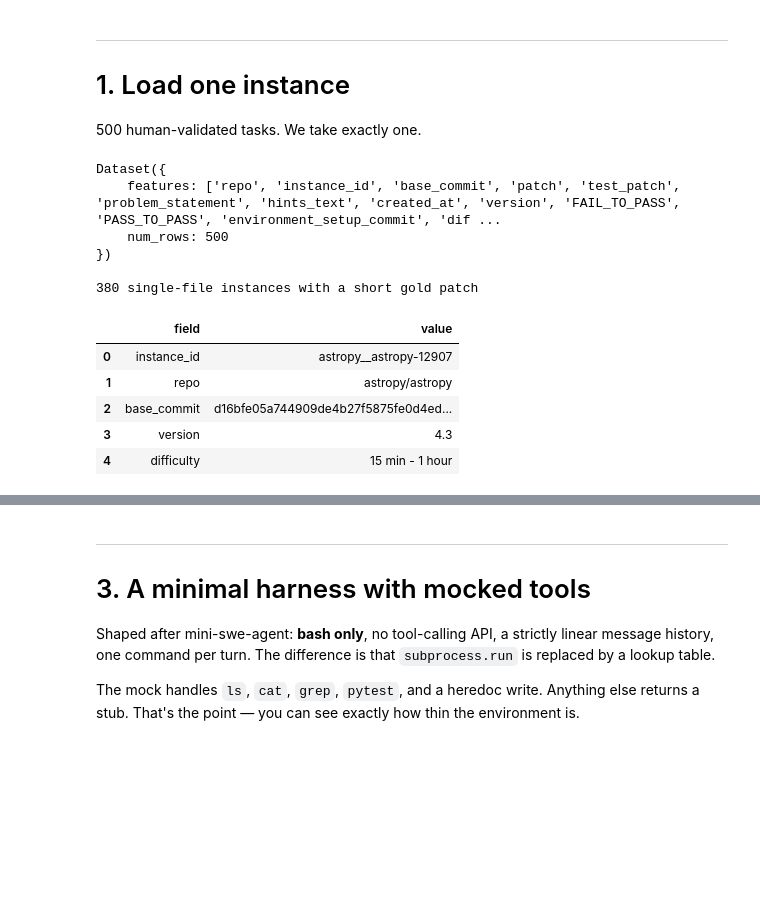
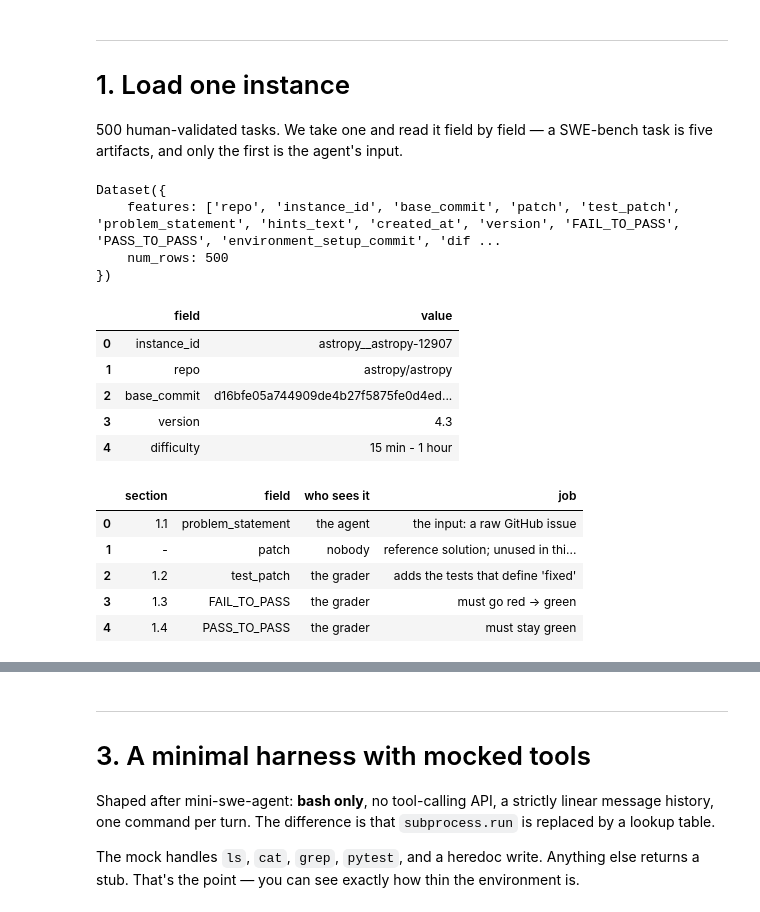
Before and after one commit to abgoswam/swe_in_prod_vizuara_01, a Jupyter notebook: swe_grpo_one_step.ipynb, the cells around one changed output, grey strips where cells are left out. Drawn from its saved outputs; the diff is of its cells as text; code cells hidden in the pictures; blank space fills up the shorter version.

Commit message:
section 1 done

```diff
--- a/swe_grpo_one_step.ipynb
+++ b/swe_grpo_one_step.ipynb
@@ -43,33 +41,47 @@ device: cuda
 ---
 # 1. Load one instance
 
-500 human-validated tasks. We take exactly one.
+500 human-validated tasks. We take one and read it field by field — a SWE-bench
+task is five artifacts, and only the first is the agent's input.
 # %%
 from datasets import load_dataset
 
 ds = load_dataset("princeton-nlp/SWE-bench_Verified", split="test")
 print(ds)
 
 # A small, single-file task keeps the walkthrough readable.
 cands = [i for i, r in enumerate(ds)
          if r["patch"].count("diff --git") == 1 and len(r["patch"]) < 1800]
-print(f"\n{len(cands)} single-file instances with a short gold patch")
+inst = ds[cands[0]]
+fail_to_pass = json.loads(inst["FAIL_TO_PASS"])
+pass_to_pass = json.loads(inst["PASS_TO_PASS"])
 
-inst = ds[cands[0]]
 display(pd.DataFrame(
     [(k, inst.get(k)) for k in ["instance_id", "repo", "base_commit", "version", "difficulty"]],
     columns=["field", "value"],
 ))
+
+display(pd.DataFrame([
+    ("1.1", "problem_statement", "the agent",  "the input: a raw GitHub issue"),
+    ("-",   "patch",             "nobody",     "reference solution; unused in this notebook"),
+    ("1.2", "test_patch",        "the grader", "adds the tests that define 'fixed'"),
+    ("1.3", "FAIL_TO_PASS",      "the grader", "must go red -> green"),
+    ("1.4", "PASS_TO_PASS",      "the grader", "must stay green"),
+], columns=["section", "field", "who sees it", "job"]))
 # %% [output]
 Dataset({
     features: ['repo', 'instance_id', 'base_commit', 'patch', 'test_patch', 'problem_statement', 'hints_text', 'created_at', 'version', 'FAIL_TO_PASS', 'PASS_TO_PASS', 'environment_setup_commit', 'dif ...
     num_rows: 500
 })
-
-380 single-file instances with a short gold patch
 |  | field | value |
 | 0 | instance_id | astropy__astropy-12907 |
 | 1 | repo | astropy/astropy |
 | 2 | base_commit | d16bfe05a744909de4b27f5875fe0d4ed... |
 | 3 | version | 4.3 |
 | 4 | difficulty | 15 min - 1 hour |
+|  | section | field | who sees it | job |
+| 0 | 1.1 | problem_statement | the agent | the input: a raw GitHub issue |
+| 1 | - | patch | nobody | reference solution; unused in thi... |
+| 2 | 1.2 | test_patch | the grader | adds the tests that define 'fixed' |
+| 3 | 1.3 | FAIL_TO_PASS | the grader | must go red -> green |
+| 4 | 1.4 | PASS_TO_PASS | the grader | must stay green |
```
Also changed, not shown: parts of 26 cells of this notebook.
